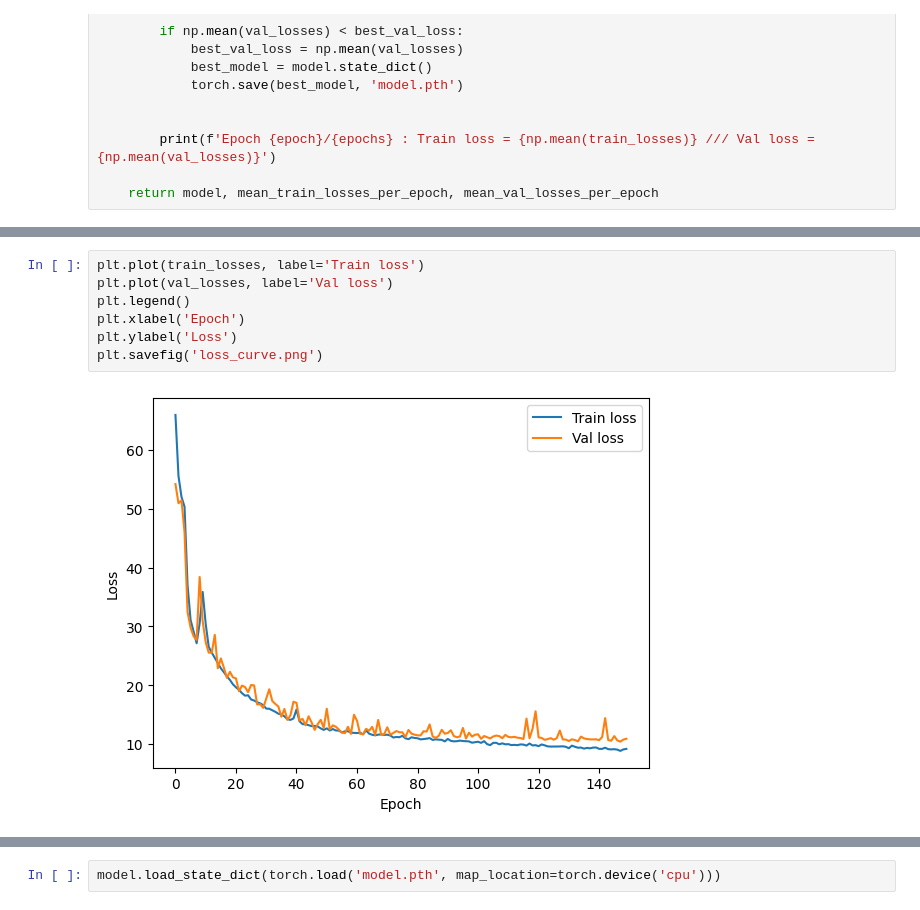
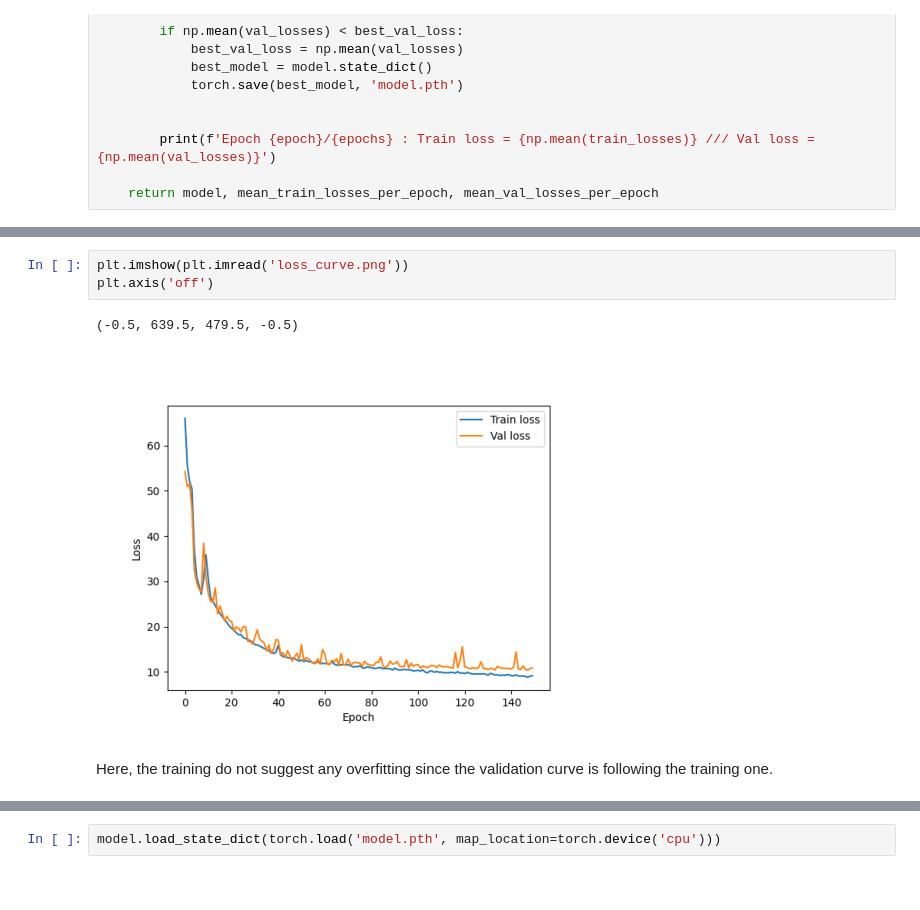
Before and after one commit to Clement1103/data_science_projects, a Jupyter notebook: DL_projects/anomaly_hearthbeats_detc/hearthbeats_anomaly_detection.ipynb, the cells around one changed output, grey strips where cells are left out. Cells and saved outputs as stored; diff of their text form.

```diff
--- a/DL_projects/anomaly_hearthbeats_detc/hearthbeats_anomaly_detection.ipynb
+++ b/DL_projects/anomaly_hearthbeats_detc/hearthbeats_anomaly_detection.ipynb
@@ -342,10 +309,9 @@ Epoch 149/150 : Train loss = 9.160734641370434 /// Val loss = 10.883524588305688
 # %%
-plt.plot(train_losses, label='Train loss')
-plt.plot(val_losses, label='Val loss')
-plt.legend()
-plt.xlabel('Epoch')
-plt.ylabel('Loss')
-plt.savefig('loss_curve.png')
+plt.imshow(plt.imread('loss_curve.png'))
+plt.axis('off')
 # %% [output]
+(-0.5, 639.5, 479.5, -0.5)
-[figure, old version]
+[figure, new version]
+# %% [markdown]
+Here, the training do not suggest any overfitting since the validation curve is following the training one.
 # %%
```
Also changed, not shown: parts of 46 cells of this notebook, 2 other files.
